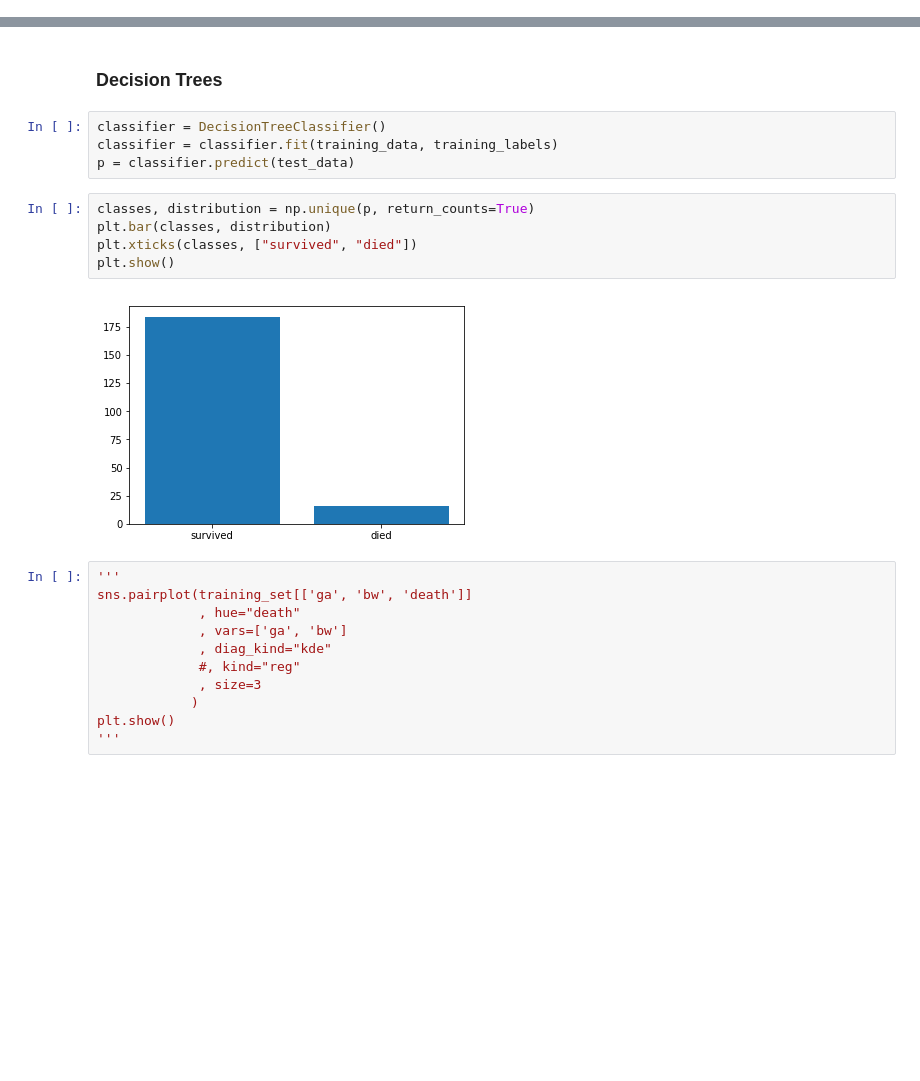
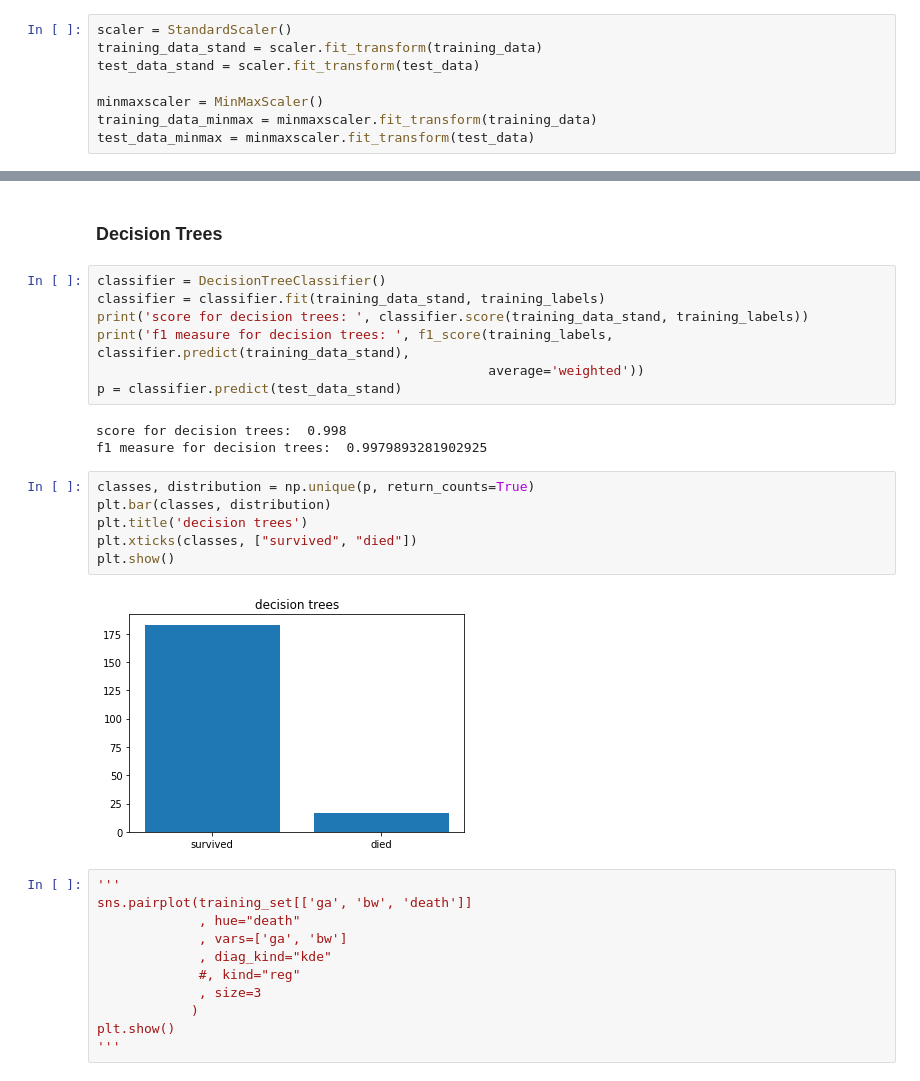
Before and after one commit to MaximilianProll/statgen, a Jupyter notebook: notebook.ipynb, the cells around one changed output, grey strips where cells are left out. Drawn from its saved outputs; the diff is of its cells as text; blank space fills up the shorter version.

```diff
--- a/notebook.ipynb
+++ b/notebook.ipynb
@@ -17,3 +30,11 @@ test_data = test_set[['ga', 'bw']]
+# %%
+scaler = StandardScaler()
+training_data_stand = scaler.fit_transform(training_data)
+test_data_stand = scaler.fit_transform(test_data)
+
+minmaxscaler = MinMaxScaler()
+training_data_minmax = minmaxscaler.fit_transform(training_data)
+test_data_minmax = minmaxscaler.fit_transform(test_data)
 # %% [markdown]
 ## Visualization of the class distribution
 # %%
@@ -38,16 +59,23 @@ plt.show()
 # %% [markdown]
 ### Decision Trees
-# %%
-classifier = DecisionTreeClassifier()
-classifier = classifier.fit(training_data, training_labels)
-p = classifier.predict(test_data)
+# %%
+classifier = DecisionTreeClassifier()
+classifier = classifier.fit(training_data_stand, training_labels)
+print('score for decision trees: ', classifier.score(training_data_stand, training_labels))
+print('f1 measure for decision trees: ', f1_score(training_labels, classifier.predict(training_data_stand),
+                                                  average='weighted'))
+p = classifier.predict(test_data_stand)
+# %% [output]
+score for decision trees:  0.998
+f1 measure for decision trees:  0.9979893281902925
 # %%
 classes, distribution = np.unique(p, return_counts=True)
 plt.bar(classes, distribution)
+plt.title('decision trees')
 plt.xticks(classes, ["survived", "died"])
 plt.show()
 # %% [output]
-[figure, old version]
+[figure, new version]
 # %%
 '''
 sns.pairplot(training_set[['ga', 'bw', 'death']]
```
Also changed, not shown: parts of 14 cells of this notebook.
